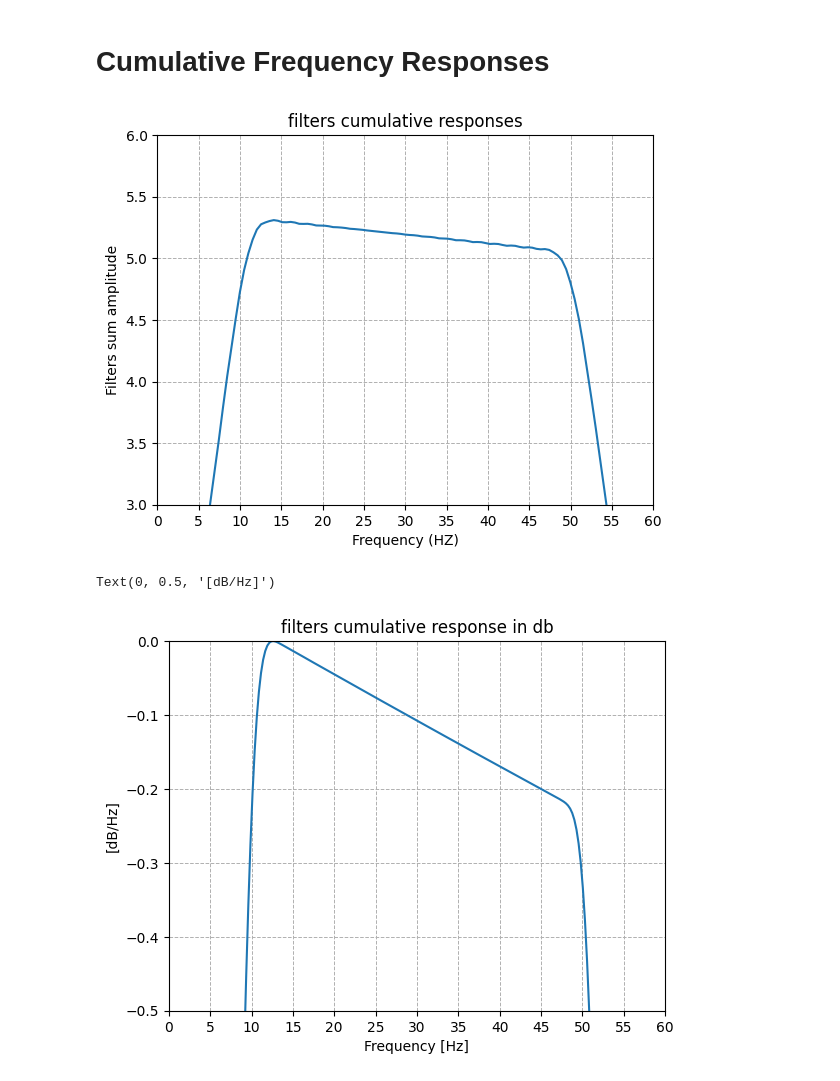
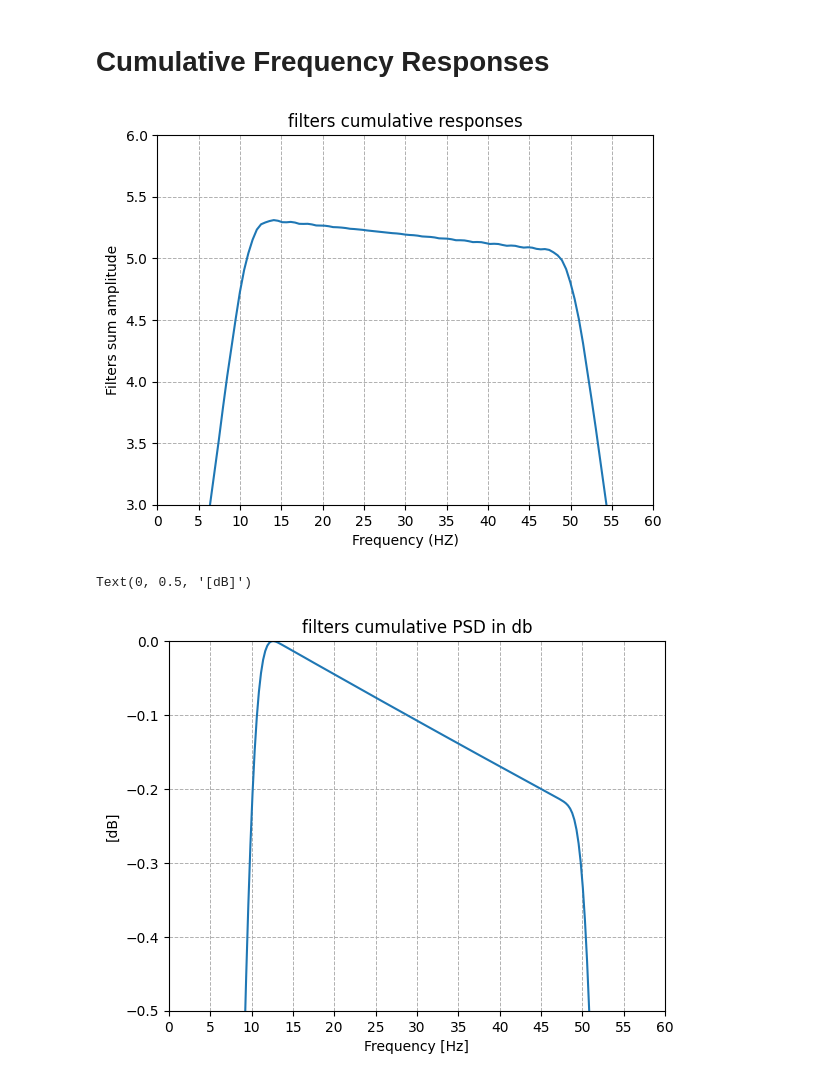
Before and after one commit to ZaUt-bio/Exploring-Filters-in-SincNet-Access-and-Visualization, a Jupyter notebook: SincNet_filters_visualization_initials.ipynb, the cells around one changed output. Cells and saved outputs as stored; diff of their text form; code cells hidden in the pictures.

```diff
--- a/SincNet_filters_visualization_initials.ipynb
+++ b/SincNet_filters_visualization_initials.ipynb
@@ -710,36 +710,36 @@ x=np.linspace(0,0.5,257)
 y=np.linspace(-256,256,1000)
 d_size = 100 # nb of filters
 cumulative = np.zeros([100,1000])
 for i in range(d_size):
   cumulative[i][:] = np.fft.fftshift(np.abs(np.fft.fft(a[i, :], 1000)))
 # simply averaged over all frequencies
 cumulative = np.mean(cumulative,axis=0)
 plt.figure(1)
 plt.plot(y,cumulative)
 plt.xticks(np.arange(0, max(y)+1, 5,))
 plt.xlim([0,60])
 plt.ylim([3,6])
 plt.grid(linestyle='--', linewidth=0.7)
 plt.title('filters cumulative responses')
 plt.xlabel('Frequency (HZ)')
 plt.ylabel('Filters sum amplitude')
 plt.show()
-# Or for db per Hz we have:
+# Or for Power Spectral Density (PSD):
 temp_val = np.zeros([d_size, 2000])
 for p in range(d_size):
   temp_val[p][:]=np.fft.fftshift(np.multiply((1 / (512 * 1000)),(np.abs(np.fft.fft(a[p, :], 2000)) ** 2)))
 data = np.mean(temp_val,axis = 0)
 z = np.linspace(-256,256,2000)# 256 is selected bc our fs is 512 which according to Nyquist, half freqs can be detected
 plt.figure(2)
-plt.plot(z,10*np.log10(np.abs(data)/np.max(np.abs(data))))
+plt.plot(z,10*np.log10(np.abs(data)/np.max(np.abs(data)))) # amplitudes in decible
 plt.xticks(np.arange(0, max(y)+1, 5))
 plt.grid(linestyle='--', linewidth=0.7)
 plt.xlim([0,60])
 plt.ylim([-0.5,0])
-plt.title('filters cumulative response in db')
+plt.title('filters cumulative PSD in db')
 plt.xlabel('Frequency [Hz]')
-plt.ylabel('[dB/Hz]')
+plt.ylabel('[dB]')
 # %% [output]
 [figure]
-Text(0, 0.5, '[dB/Hz]')
+Text(0, 0.5, '[dB]')
-[figure, old version]
+[figure, new version]
```
